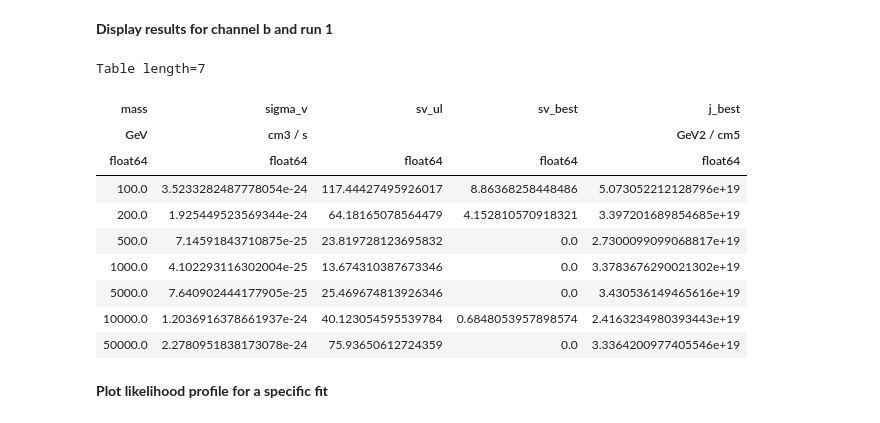
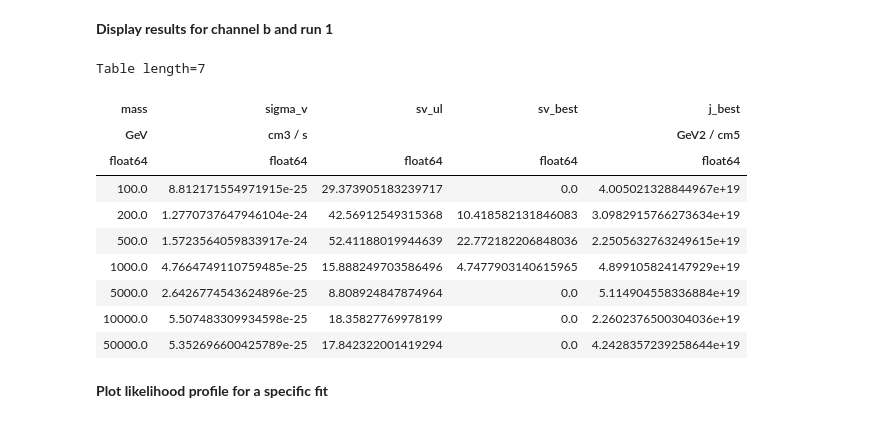
Before and after one commit to peroju/dm-gammapy, a Jupyter notebook: notebooks/DarkMatterUseCaseSigmaVEstimator.ipynb, the cells around one changed output. Drawn from its saved outputs; the diff is of its cells as text; code cells hidden in the pictures.

```diff
--- a/notebooks/DarkMatterUseCaseSigmaVEstimator.ipynb
+++ b/notebooks/DarkMatterUseCaseSigmaVEstimator.ipynb
@@ -185,19 +184,19 @@ Wall time: 44.9 s
 **Display results for channel b and run 1**
 # %%
 cols = ["mass", "sigma_v", "sv_ul", "sv_best", "j_best"]
-result["runs"]["b"][1][cols]
+result["runs"]["b"][2][cols]
 # %% [output]
 Table length=7
 | mass | sigma_v | sv_ul | sv_best | j_best |
 | GeV | cm3 / s |  |  | GeV2 / cm5 |
 | float64 | float64 | float64 | float64 | float64 |
-| 100.0 | 3.5233282487778054e-24 | 117.44427495926017 | 8.86368258448486 | 5.073052212128796e+19 |
-| 200.0 | 1.925449523569344e-24 | 64.18165078564479 | 4.152810570918321 | 3.397201689854685e+19 |
-| 500.0 | 7.14591843710875e-25 | 23.819728123695832 | 0.0 | 2.7300099099068817e+19 |
-| 1000.0 | 4.102293116302004e-25 | 13.674310387673346 | 0.0 | 3.3783676290021302e+19 |
-| 5000.0 | 7.640902444177905e-25 | 25.469674813926346 | 0.0 | 3.430536149465616e+19 |
-| 10000.0 | 1.2036916378661937e-24 | 40.123054595539784 | 0.6848053957898574 | 2.4163234980393443e+19 |
-| 50000.0 | 2.2780951838173078e-24 | 75.93650612724359 | 0.0 | 3.3364200977405546e+19 |
+| 100.0 | 8.812171554971915e-25 | 29.373905183239717 | 0.0 | 4.005021328844967e+19 |
+| 200.0 | 1.2770737647946104e-24 | 42.56912549315368 | 10.418582131846083 | 3.0982915766273634e+19 |
+| 500.0 | 1.5723564059833917e-24 | 52.41188019944639 | 22.772182206848036 | 2.2505632763249615e+19 |
+| 1000.0 | 4.7664749110759485e-25 | 15.888249703586496 | 4.7477903140615965 | 4.899105824147929e+19 |
+| 5000.0 | 2.6426774543624896e-25 | 8.808924847874964 | 0.0 | 5.114904558336884e+19 |
+| 10000.0 | 5.507483309934598e-25 | 18.35827769978199 | 0.0 | 2.2602376500304036e+19 |
+| 50000.0 | 5.352696600425789e-25 | 17.842322001419294 | 0.0 | 4.2428357239258644e+19 |
 # %% [markdown]
 **Plot likelihood profile for a specific fit**
 # %%
```
Also changed, not shown: parts of 7 cells of this notebook.
